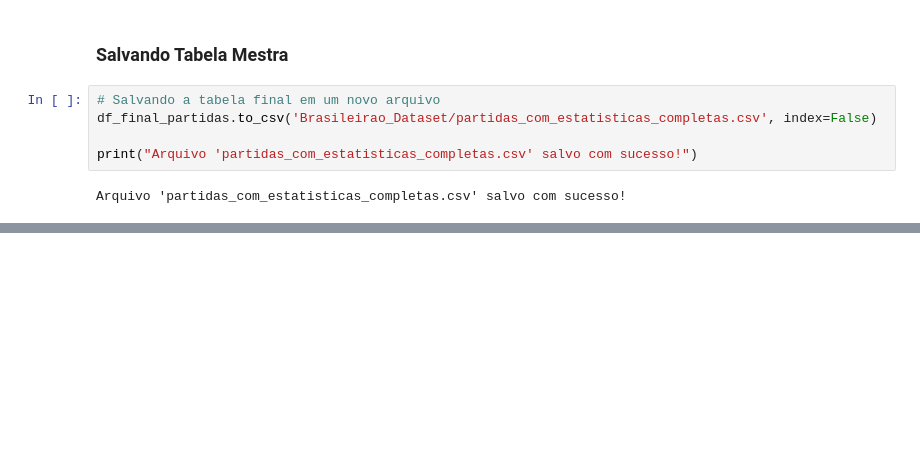
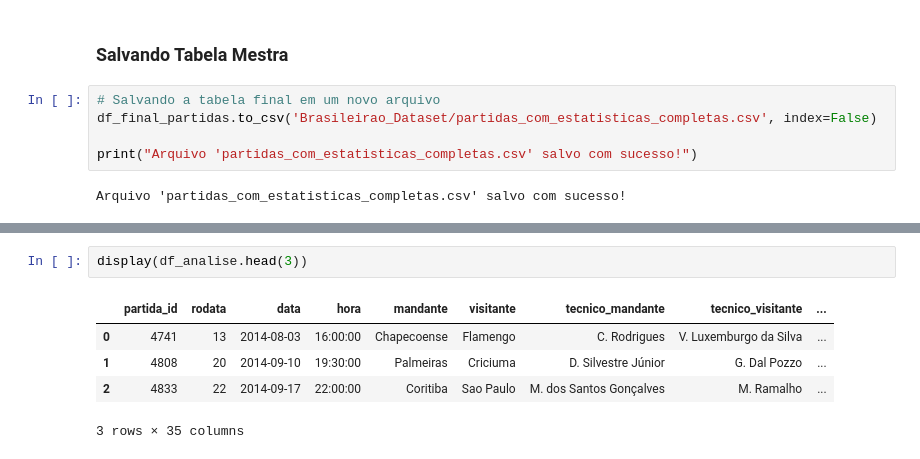
Before and after one commit to leorossi08/desafio-liven-tech, a Jupyter notebook: Challenge_Liven.ipynb, the cells around one changed output, grey strips where cells are left out. Cells and saved outputs as stored; diff of their text form; blank space fills up the shorter version.

```diff
--- a/Challenge_Liven.ipynb
+++ b/Challenge_Liven.ipynb
@@ -225,0 +311,8 @@ Arquivo 'partidas_com_estatisticas_completas.csv' salvo com sucesso!
+# %%
+display(df_analise.head(3))
+# %% [output]
+|  | partida_id | rodata | data | hora | mandante | visitante | tecnico_mandante | tecnico_visitante | ... |
+| 0 | 4741 | 13 | 2014-08-03 | 16:00:00 | Chapecoense | Flamengo | C. Rodrigues | V. Luxemburgo da Silva | ... |
+| 1 | 4808 | 20 | 2014-09-10 | 19:30:00 | Palmeiras | Criciuma | D. Silvestre Júnior | G. Dal Pozzo | ... |
+| 2 | 4833 | 22 | 2014-09-17 | 22:00:00 | Coritiba | Sao Paulo | M. dos Santos Gonçalves | M. Ramalho | ... |
+3 rows × 35 columns
```
Also changed, not shown: parts of 13 cells of this notebook.
